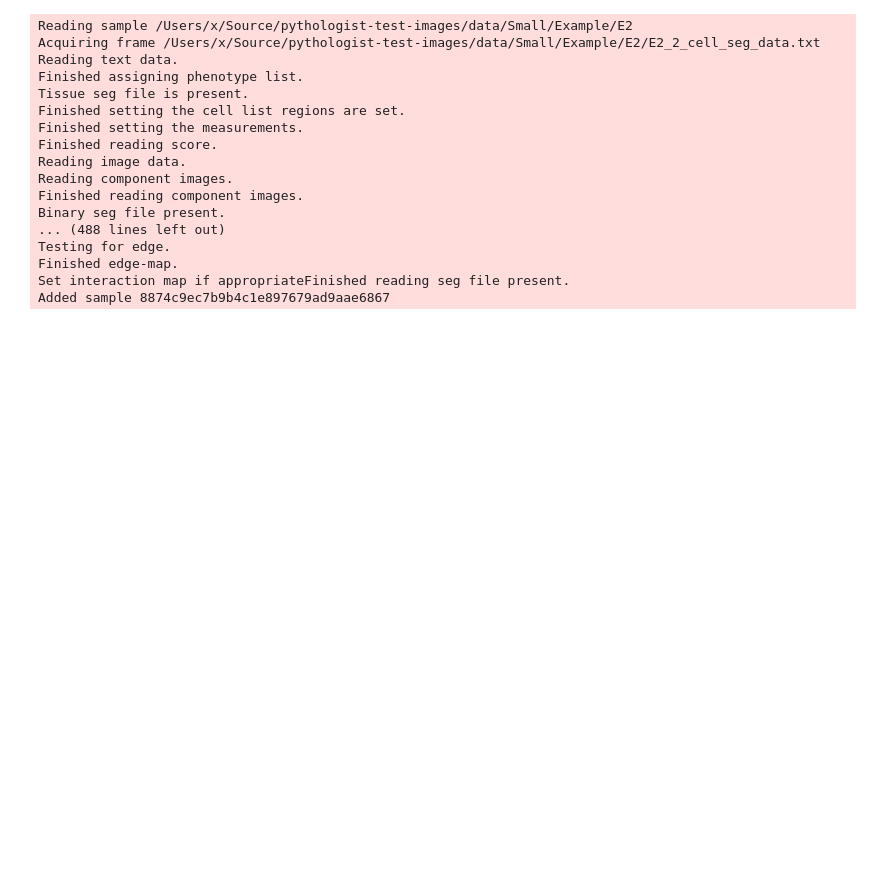
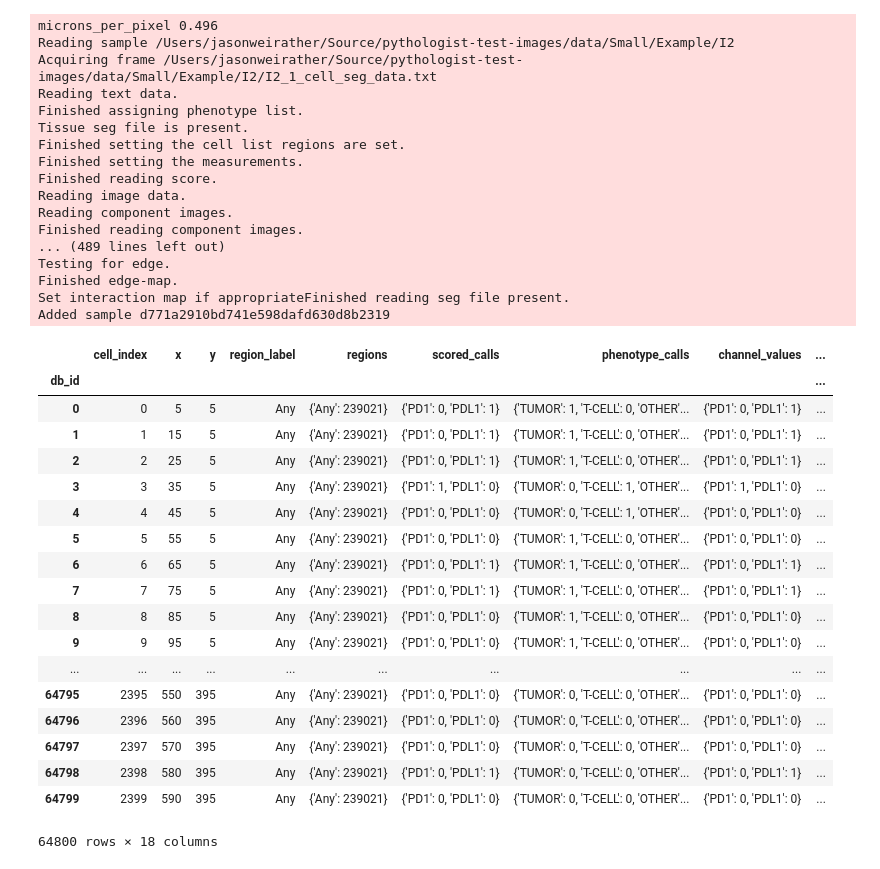
Before and after one commit to jason-weirather/pythologist-test-images, a Jupyter notebook: data/Small/Write pythologist.ipynb, the cells around one changed output. Saved outputs shown, nothing was run; the diff lists cells and outputs as text; code cells hidden in the pictures; blank space fills up the shorter version.

Commit message:
update all the built data

```diff
--- a/data/Small/Write pythologist.ipynb
+++ b/data/Small/Write pythologist.ipynb
@@ -2,10 +2,16 @@
 from pythologistreader.formats.inform.sets import CellProjectInForm
 # %%
 cpi = CellProjectInForm('pythologist.h5',mode='w')
-cpi.read_path('Example',project_name='Small',sample_name_index=-1,verbose=True,require=False)
+cpi.read_path('Example',project_name='Small',
+              sample_name_index=-1,
+              verbose=True,
+              require=False,
+              microns_per_pixel=0.496,
+              channel_abbreviations={'PD-1 (Opal 540)':'PD1','PD-Ligand-1 (Opal 690)':'PDL1'})
 # %% [output]
-Reading sample /Users/x/Source/pythologist-test-images/data/Small/Example/E2
-Acquiring frame /Users/x/Source/pythologist-test-images/data/Small/Example/E2/E2_2_cell_seg_data.txt
+microns_per_pixel 0.496
+Reading sample /Users/jasonweirather/Source/pythologist-test-images/data/Small/Example/I2
+Acquiring frame /Users/jasonweirather/Source/pythologist-test-images/data/Small/Example/I2/I2_1_cell_seg_data.txt
 Reading text data.
 Finished assigning phenotype list.
 Tissue seg file is present.
@@ -15,9 +21,30 @@ Finished reading score.
 Reading image data.
 Reading component images.
 Finished reading component images.
-Binary seg file present.
-... (488 lines left out)
+... (489 lines left out)
 Testing for edge.
 Finished edge-map.
 Set interaction map if appropriateFinished reading seg file present.
-Added sample 8874c9ec7b9b4c1e897679ad9aae6867
+Added sample d771a2910bd741e598dafd630d8b2319
+# %%
+cpi.cdf
+# %% [output]
+|  | cell_index | x | y | region_label | regions | scored_calls | phenotype_calls | channel_values | ... |
+| db_id |  |  |  |  |  |  |  |  | ... |
+| 0 | 0 | 5 | 5 | Any | {'Any': 239021} | {'PD1': 0, 'PDL1': 1} | {'TUMOR': 1, 'T-CELL': 0, 'OTHER'... | {'PD1': 0, 'PDL1': 1} | ... |
+| 1 | 1 | 15 | 5 | Any | {'Any': 239021} | {'PD1': 0, 'PDL1': 1} | {'TUMOR': 1, 'T-CELL': 0, 'OTHER'... | {'PD1': 0, 'PDL1': 1} | ... |
+| 2 | 2 | 25 | 5 | Any | {'Any': 239021} | {'PD1': 0, 'PDL1': 1} | {'TUMOR': 1, 'T-CELL': 0, 'OTHER'... | {'PD1': 0, 'PDL1': 1} | ... |
+| 3 | 3 | 35 | 5 | Any | {'Any': 239021} | {'PD1': 1, 'PDL1': 0} | {'TUMOR': 0, 'T-CELL': 1, 'OTHER'... | {'PD1': 1, 'PDL1': 0} | ... |
+| 4 | 4 | 45 | 5 | Any | {'Any': 239021} | {'PD1': 0, 'PDL1': 0} | {'TUMOR': 0, 'T-CELL': 1, 'OTHER'... | {'PD1': 0, 'PDL1': 0} | ... |
+| 5 | 5 | 55 | 5 | Any | {'Any': 239021} | {'PD1': 0, 'PDL1': 0} | {'TUMOR': 1, 'T-CELL': 0, 'OTHER'... | {'PD1': 0, 'PDL1': 0} | ... |
+| 6 | 6 | 65 | 5 | Any | {'Any': 239021} | {'PD1': 0, 'PDL1': 1} | {'TUMOR': 1, 'T-CELL': 0, 'OTHER'... | {'PD1': 0, 'PDL1': 1} | ... |
+| 7 | 7 | 75 | 5 | Any | {'Any': 239021} | {'PD1': 0, 'PDL1': 1} | {'TUMOR': 1, 'T-CELL': 0, 'OTHER'... | {'PD1': 0, 'PDL1': 1} | ... |
+| 8 | 8 | 85 | 5 | Any | {'Any': 239021} | {'PD1': 0, 'PDL1': 0} | {'TUMOR': 1, 'T-CELL': 0, 'OTHER'... | {'PD1': 0, 'PDL1': 0} | ... |
+| 9 | 9 | 95 | 5 | Any | {'Any': 239021} | {'PD1': 0, 'PDL1': 0} | {'TUMOR': 1, 'T-CELL': 0, 'OTHER'... | {'PD1': 0, 'PDL1': 0} | ... |
+| ... | ... | ... | ... | ... | ... | ... | ... | ... | ... |
+| 64795 | 2395 | 550 | 395 | Any | {'Any': 239021} | {'PD1': 0, 'PDL1': 0} | {'TUMOR': 0, 'T-CELL': 0, 'OTHER'... | {'PD1': 0, 'PDL1': 0} | ... |
+| 64796 | 2396 | 560 | 395 | Any | {'Any': 239021} | {'PD1': 0, 'PDL1': 0} | {'TUMOR': 0, 'T-CELL': 0, 'OTHER'... | {'PD1': 0, 'PDL1': 0} | ... |
+| 64797 | 2397 | 570 | 395 | Any | {'Any': 239021} | {'PD1': 0, 'PDL1': 0} | {'TUMOR': 0, 'T-CELL': 0, 'OTHER'... | {'PD1': 0, 'PDL1': 0} | ... |
+| 64798 | 2398 | 580 | 395 | Any | {'Any': 239021} | {'PD1': 0, 'PDL1': 1} | {'TUMOR': 0, 'T-CELL': 0, 'OTHER'... | {'PD1': 0, 'PDL1': 1} | ... |
+| 64799 | 2399 | 590 | 395 | Any | {'Any': 239021} | {'PD1': 0, 'PDL1': 0} | {'TUMOR': 0, 'T-CELL': 0, 'OTHER'... | {'PD1': 0, 'PDL1': 0} | ... |
+64800 rows × 18 columns
```
Also changed, not shown: parts of 1 cell of this notebook, 19 other files.
